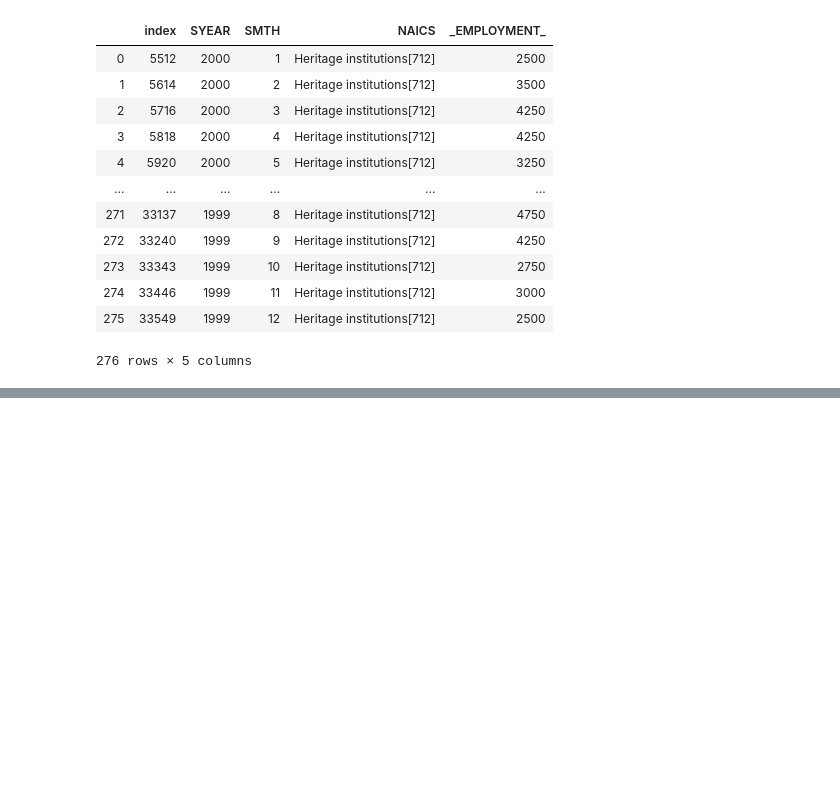
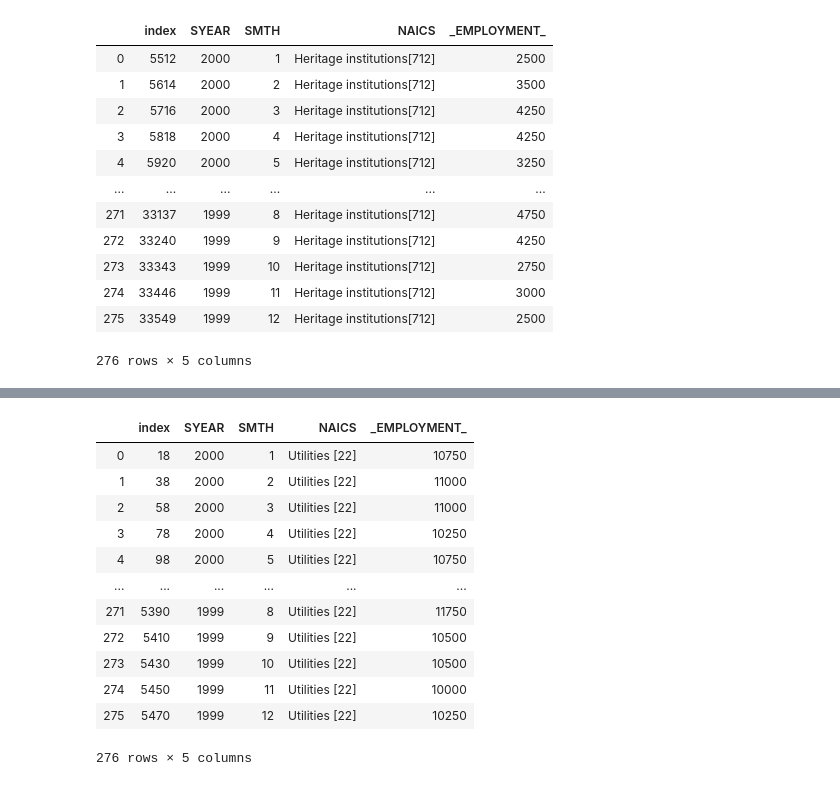
Before and after one commit to Hotlynn2/SERIES-ANALYSIS-OF-NAICS, a Jupyter notebook: Time Analysis Series.ipynb, the cells around one changed output, grey strips where cells are left out. Drawn from its saved outputs; the diff is of its cells as text; code cells hidden in the pictures; blank space fills up the shorter version.

```diff
--- a/Time Analysis Series.ipynb
+++ b/Time Analysis Series.ipynb
@@ -2684,0 +2736,18 @@ Heritage_institutions
+# %%
+Utilities_22 = data.loc[data['NAICS'].str.contains('Utilities', na = False)].reset_index()
+Utilities_22 = Utilities_22[:276]
+Utilities_22
+# %% [output]
+|  | index | SYEAR | SMTH | NAICS | _EMPLOYMENT_ |
+| 0 | 18 | 2000 | 1 | Utilities [22] | 10750 |
+| 1 | 38 | 2000 | 2 | Utilities [22] | 11000 |
+| 2 | 58 | 2000 | 3 | Utilities [22] | 11000 |
+| 3 | 78 | 2000 | 4 | Utilities [22] | 10250 |
+| 4 | 98 | 2000 | 5 | Utilities [22] | 10750 |
+| ... | ... | ... | ... | ... | ... |
+| 271 | 5390 | 1999 | 8 | Utilities [22] | 11750 |
+| 272 | 5410 | 1999 | 9 | Utilities [22] | 10500 |
+| 273 | 5430 | 1999 | 10 | Utilities [22] | 10500 |
+| 274 | 5450 | 1999 | 11 | Utilities [22] | 10000 |
+| 275 | 5470 | 1999 | 12 | Utilities [22] | 10250 |
+276 rows × 5 columns
```
Also changed, not shown: parts of 15 cells of this notebook.
